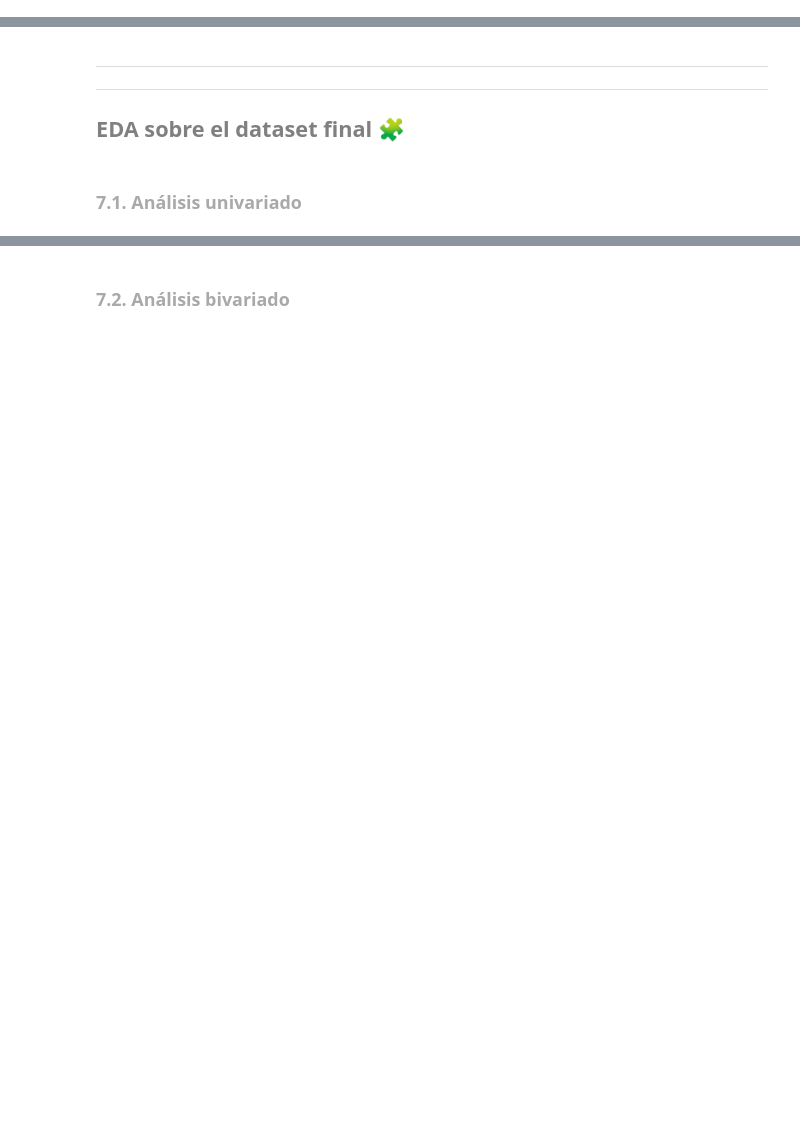
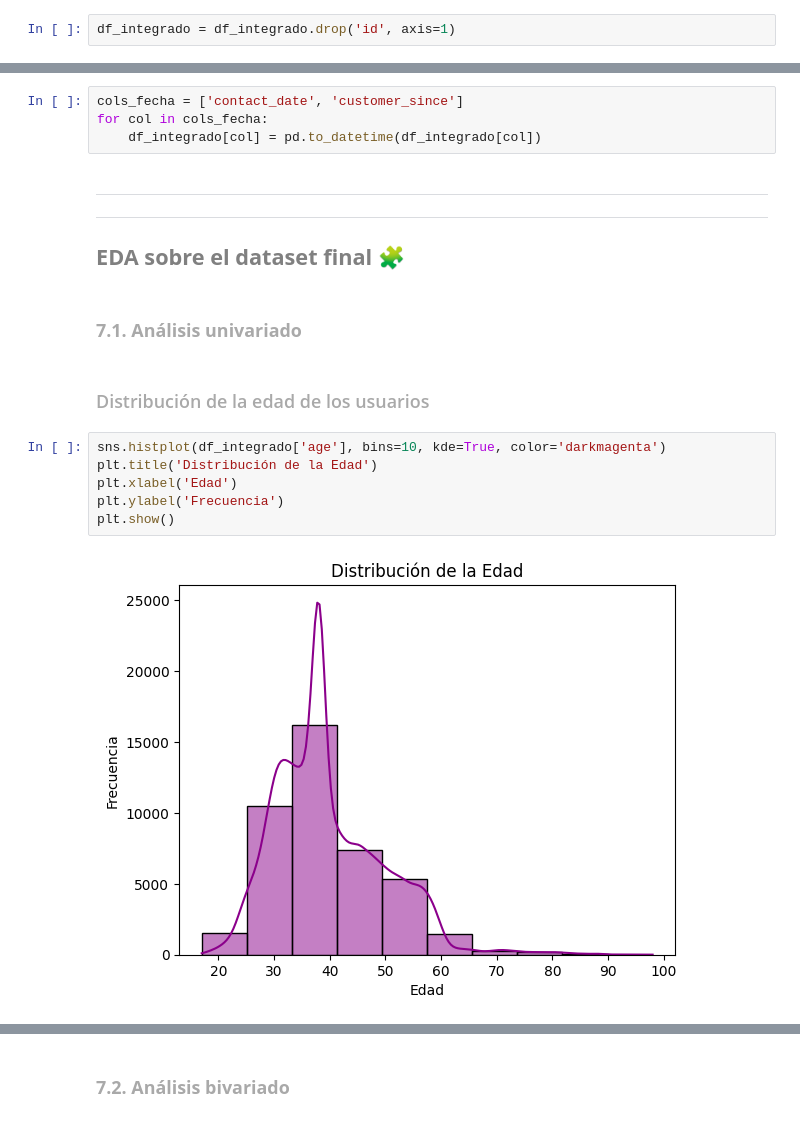
Before and after one commit to lorenalopezarenas/EDA-BankMarketing, a Jupyter notebook: notebooks/03. EDA.ipynb, the cells around one changed output, grey strips where cells are left out. Saved outputs shown, nothing was run; the diff lists cells and outputs as text; blank space fills up the shorter version.

```diff
--- a/notebooks/03. EDA.ipynb
+++ b/notebooks/03. EDA.ipynb
@@ -40,0 +60,2 @@ df_integrado.to_csv("../data/output/df_integrado.csv", index=False)
+# %%
+df_integrado = df_integrado.drop('id', axis=1)
@@ -41,6 +119,21 @@ df_integrado.to_csv("../data/output/df_integrado.csv", index=False)
+# %%
+cols_fecha = ['contact_date', 'customer_since']
+for col in cols_fecha:
+    df_integrado[col] = pd.to_datetime(df_integrado[col])
 # %% [markdown]
 ---
 ---
 ## <span style="color:gray">**EDA sobre el dataset final**</span> 🧩
 # %% [markdown]
 ### <span style="color:darkgray">**7.1. Análisis univariado**</span>
+# %% [markdown]
+
+### <span style="color:darkgray">Distribución de la edad de los usuarios</span>
+# %%
+sns.histplot(df_integrado['age'], bins=10, kde=True, color='darkmagenta')
+plt.title('Distribución de la Edad')
+plt.xlabel('Edad')
+plt.ylabel('Frecuencia')
+plt.show()
+# %% [output]
+[figure, added]
```
Also changed, not shown: parts of 13 cells of this notebook, 1 other file.
